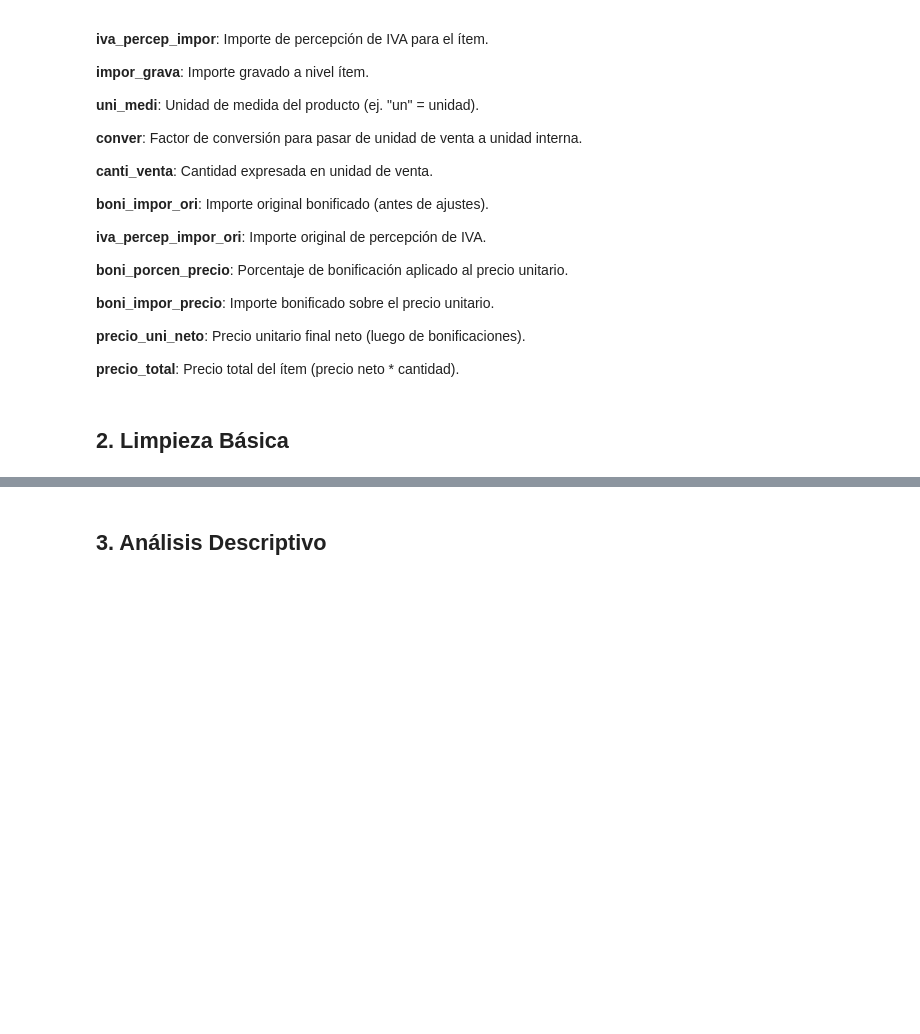
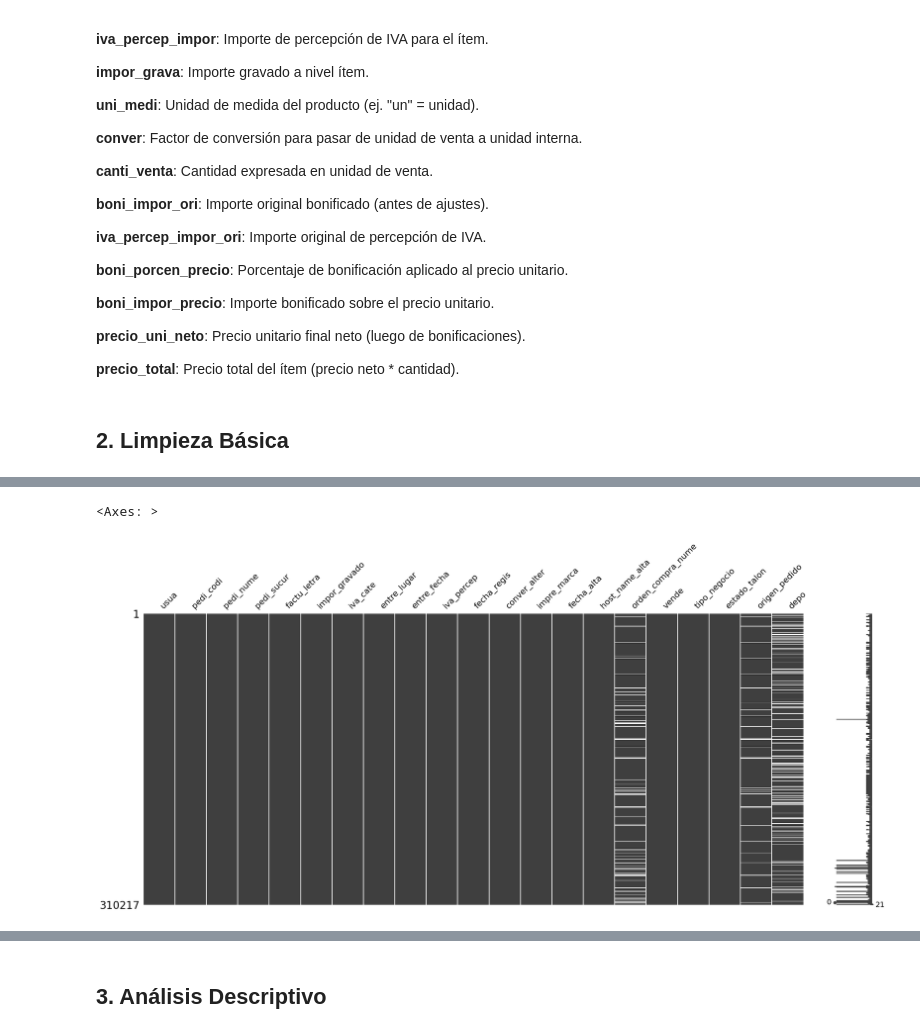
Before and after one commit to SantiagoCastellanos14/m11-practico1-eda, a Jupyter notebook: notebooks/practico_1_eda.ipynb, the cells around one changed output, grey strips where cells are left out. Saved outputs shown, nothing was run; the diff lists cells and outputs as text; code cells hidden in the pictures; blank space fills up the shorter version.

```diff
--- a/notebooks/practico_1_eda.ipynb
+++ b/notebooks/practico_1_eda.ipynb
@@ -225,0 +254,8 @@ dtype: float64
+# %%
+cols_with_na = df.columns[df.isna().any()]
+
+import missingno as msno
+msno.matrix(df[cols_with_na])
+# %% [output]
+<Axes: >
+[figure, added]
```
Also changed, not shown: parts of 16 cells of this notebook, 1 other file.
